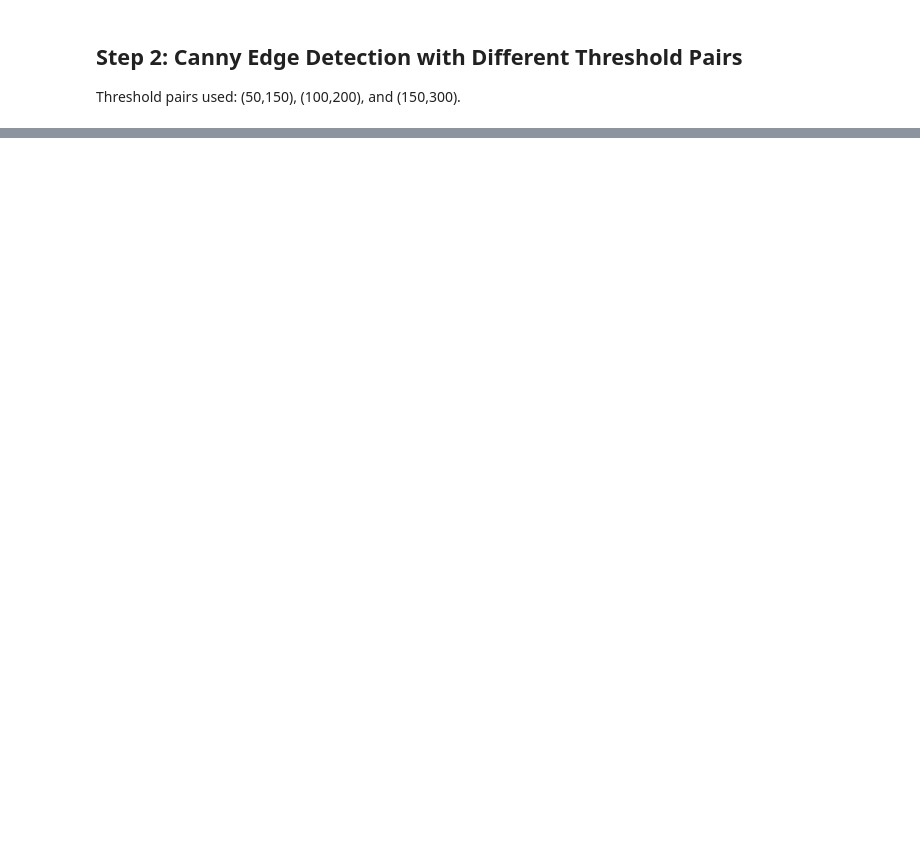
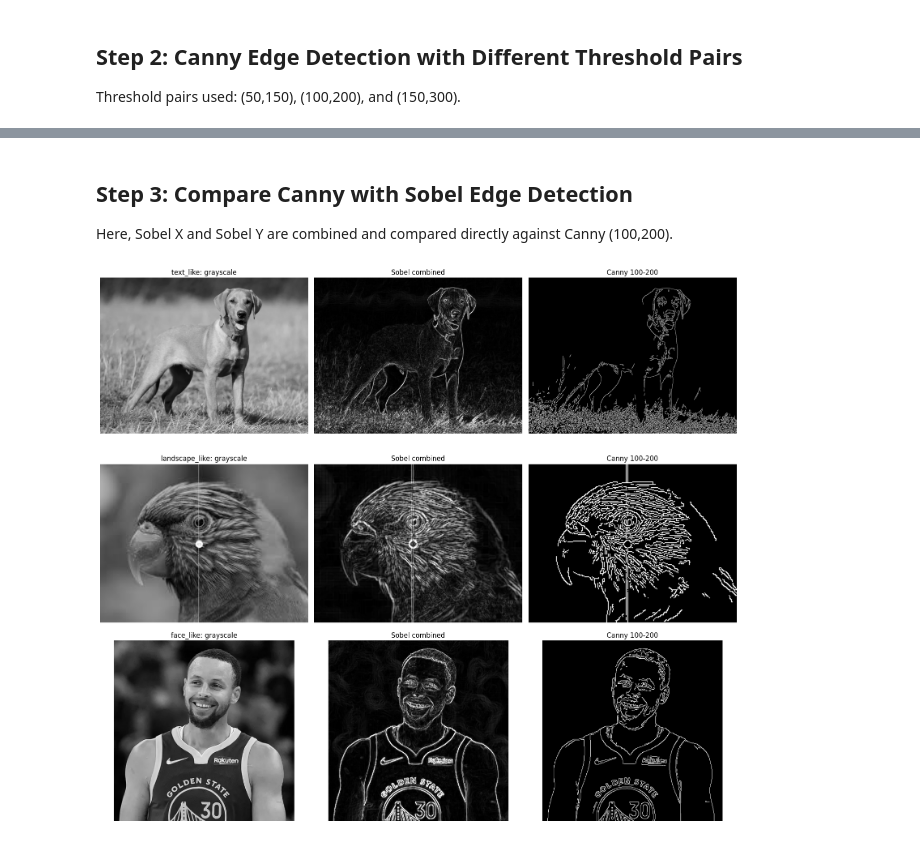
Before and after one commit to doanane/image_processing, a Jupyter notebook: 11126586_LabAssignment2.ipynb, the cells around one changed output, grey strips where cells are left out. Saved outputs shown, nothing was run; the diff lists cells and outputs as text; code cells hidden in the pictures; blank space fills up the shorter version.

```diff
--- a/11126586_LabAssignment2.ipynb
+++ b/11126586_LabAssignment2.ipynb
@@ -99,0 +108,35 @@ plt.show()
+# %% [markdown]
+## Step 3: Compare Canny with Sobel Edge Detection
+
+Here, Sobel X and Sobel Y are combined and compared directly against Canny (100,200).
+# %%
+comparison_pair = (100, 200)
+fig, axes = plt.subplots(3, 3, figsize=(16, 14))
+
+for row, (cat, item) in enumerate(loaded.items()):
+    gray = item["gray"]
+
+    sobel_x = cv2.Sobel(gray, cv2.CV_64F, 1, 0, ksize=3)
+    sobel_y = cv2.Sobel(gray, cv2.CV_64F, 0, 1, ksize=3)
+    sobel_abs_x = cv2.convertScaleAbs(sobel_x)
+    sobel_abs_y = cv2.convertScaleAbs(sobel_y)
+    sobel_combined = cv2.addWeighted(sobel_abs_x, 0.5, sobel_abs_y, 0.5, 0)
+
+    canny_ref = canny_results[cat][comparison_pair]
+
+    axes[row, 0].imshow(gray, cmap="gray")
+    axes[row, 0].set_title(f"{cat}: grayscale")
+    axes[row, 0].axis("off")
+
+    axes[row, 1].imshow(sobel_combined, cmap="gray")
+    axes[row, 1].set_title("Sobel combined")
+    axes[row, 1].axis("off")
+
+    axes[row, 2].imshow(canny_ref, cmap="gray")
+    axes[row, 2].set_title(f"Canny {comparison_pair[0]}-{comparison_pair[1]}")
+    axes[row, 2].axis("off")
+
+plt.tight_layout()
+plt.show()
+# %% [output]
+[figure, added]
```
Also changed, not shown: parts of 6 cells of this notebook.
